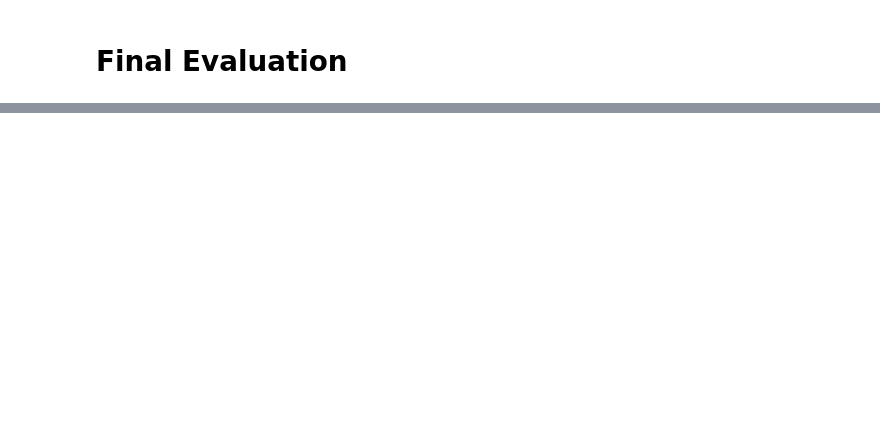
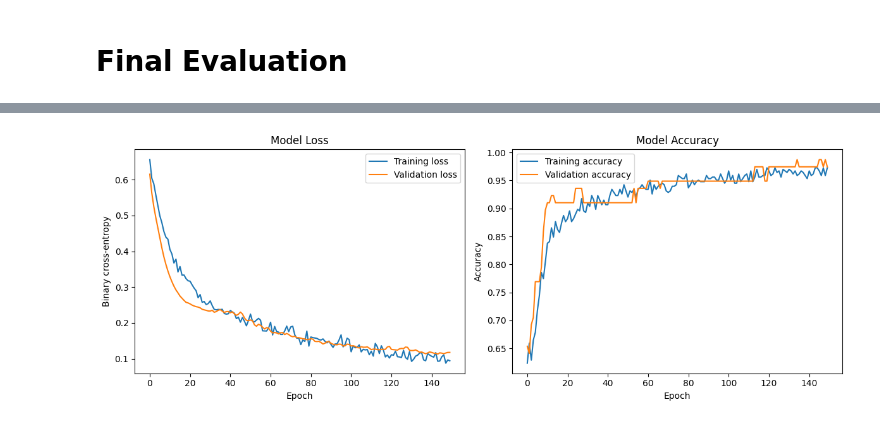
Before and after one commit to Group-22-AI-ML/medical-diagnosis-network, a Jupyter notebook: Model/Model Tuning and Improvement/Model_Improvement_and_Tuning.ipynb, the cells around one changed output, grey strips where cells are left out. Cells and saved outputs as stored; diff of their text form; code cells hidden in the pictures; blank space fills up the shorter version.

```diff
--- a/Model/Model Tuning and Improvement/Model_Improvement_and_Tuning.ipynb
+++ b/Model/Model Tuning and Improvement/Model_Improvement_and_Tuning.ipynb
@@ -60,12 +52,0 @@ model = keras.Sequential([
-# %%
-# TRAINING SETTINGS
-LOSS, LR, BATCH_SIZE, MAX_EPOCHS, PATIENCE = "binary_crossentropy", 0.001, 32, 300, 15
-model.compile(loss=LOSS, optimizer=keras.optimizers.Adam(learning_rate=LR), metrics=["accuracy"])
-model.summary()
-
-early_stop = keras.callbacks.EarlyStopping(monitor="val_loss", patience=PATIENCE, restore_best_weights=True)
-history = model.fit(Xtr, y_train, validation_data=(Xva, y_val),
-                    epochs=MAX_EPOCHS, batch_size=BATCH_SIZE, callbacks=[early_stop], verbose=0)
-epochs_run = len(history.history["loss"])
-best_epoch = int(np.argmin(history.history["val_loss"])) + 1
-print(f"\nStopped after {epochs_run} epochs; best epoch = {best_epoch}")
@@ -890,0 +476,6 @@ Restoring model weights from the end of the best epoch: 30.
+# %%
+final_model = dropout_01_result["model"]
+final_history = dropout_01_result["history"]
+
+print("Final model: Dropout 0.1")
+print("Validation F1:", f"{dropout_01_result['f1']:.4f}")
@@ -1014,0 +622,27 @@ Confusion Matrix
+# %%
+h = final_history.history
+
+# Figure 4.1: loss and accuracy curves
+fig, ax = plt.subplots(1, 2, figsize=(12, 4.5))
+
+ax[0].plot(h["loss"], label="Training loss")
+ax[0].plot(h["val_loss"], label="Validation loss")
+ax[0].set_title("Model Loss")
+ax[0].set_xlabel("Epoch")
+ax[0].set_ylabel("Binary cross-entropy")
+ax[0].legend()
+
+ax[1].plot(h["accuracy"], label="Training accuracy")
+ax[1].plot(h["val_accuracy"], label="Validation accuracy")
+ax[1].set_title("Model Accuracy")
+ax[1].set_xlabel("Epoch")
+ax[1].set_ylabel("Accuracy")
+ax[1].legend()
+
+plt.tight_layout()
+plt.savefig("figure_4_1_curves.png", dpi=200)
+plt.show()
+
+files.download("figure_4_1_curves.png")
+# %% [output]
+[figure, added]
```
Also changed, not shown: parts of 51 cells of this notebook.
